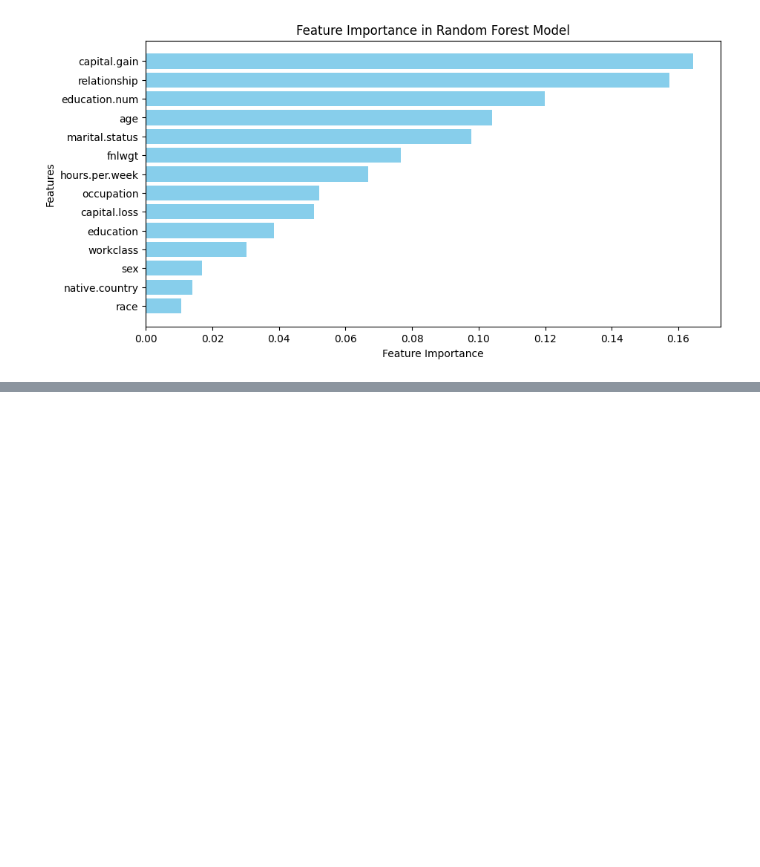
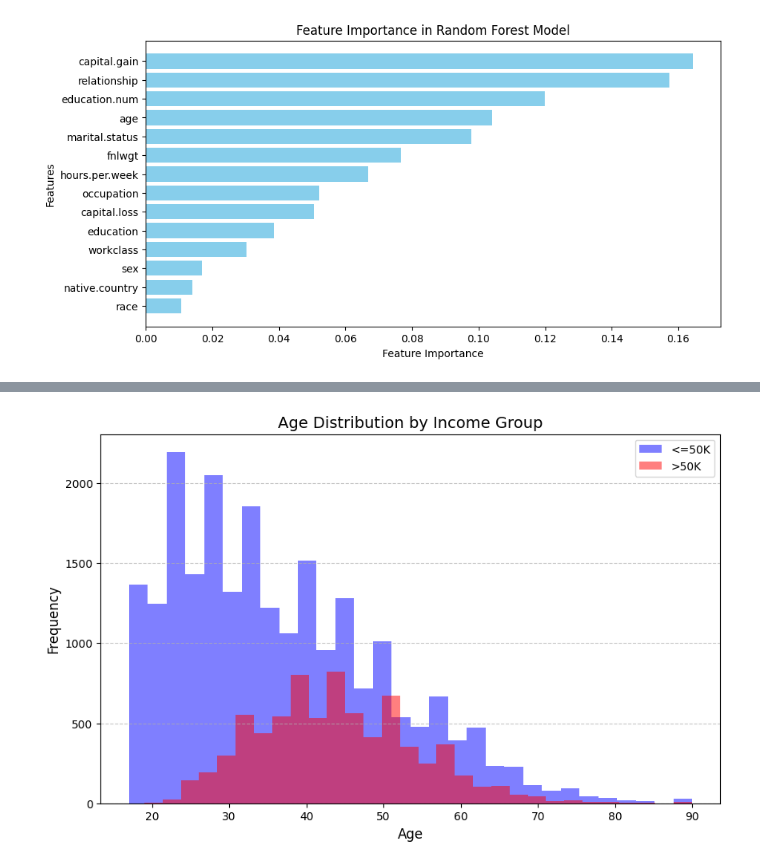
Before and after one commit to MhmdFais/ml-assignment, a Jupyter notebook: main.ipynb, the cells around one changed output, grey strips where cells are left out. Cells and saved outputs as stored; diff of their text form; code cells hidden in the pictures; blank space fills up the shorter version.

```diff
--- a/main.ipynb
+++ b/main.ipynb
@@ -192,0 +264,30 @@ else:
+# %%
+# Split age data by income groups
+age_high = df_vis[df_vis['income'] == '>50K']['age']
+age_low = df_vis[df_vis['income'] == '<=50K']['age']
+
+# Plot overlapping histograms
+plt.figure(figsize=(10, 6))
+plt.hist(
+    age_low,
+    bins=30,
+    alpha=0.5,
+    label='<=50K',
+    color='blue'
+)
+plt.hist(
+    age_high,
+    bins=30,
+    alpha=0.5,
+    label='>50K',
+    color='red'
+)
+
+plt.title('Age Distribution by Income Group', fontsize=14)
+plt.xlabel('Age', fontsize=12)
+plt.ylabel('Frequency', fontsize=12)
+plt.legend()
+plt.grid(axis='y', linestyle='--', alpha=0.7)
+plt.show()
+# %% [output]
+[figure, added]
```
Also changed, not shown: parts of 4 cells of this notebook.
